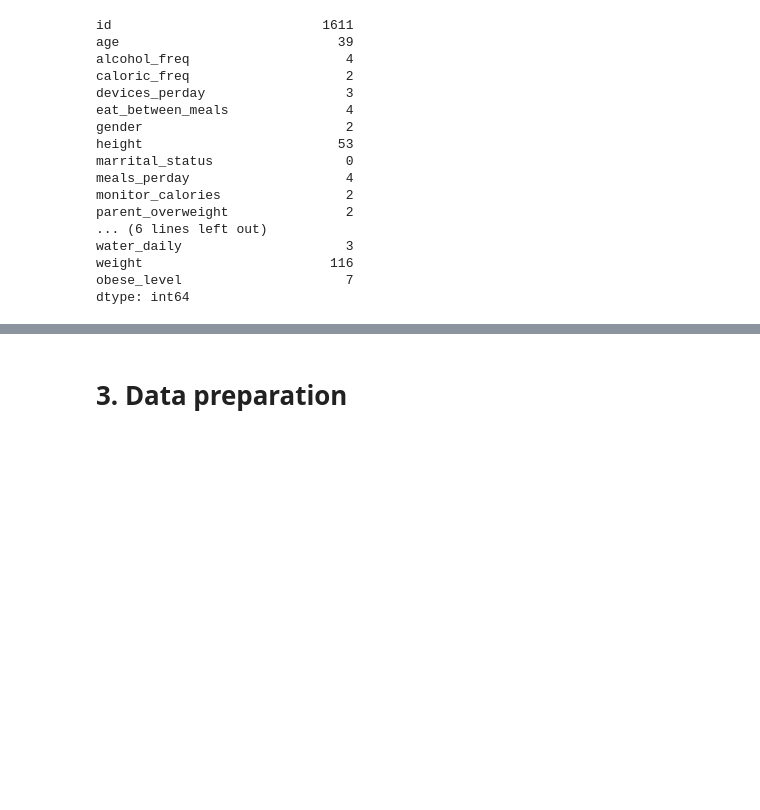
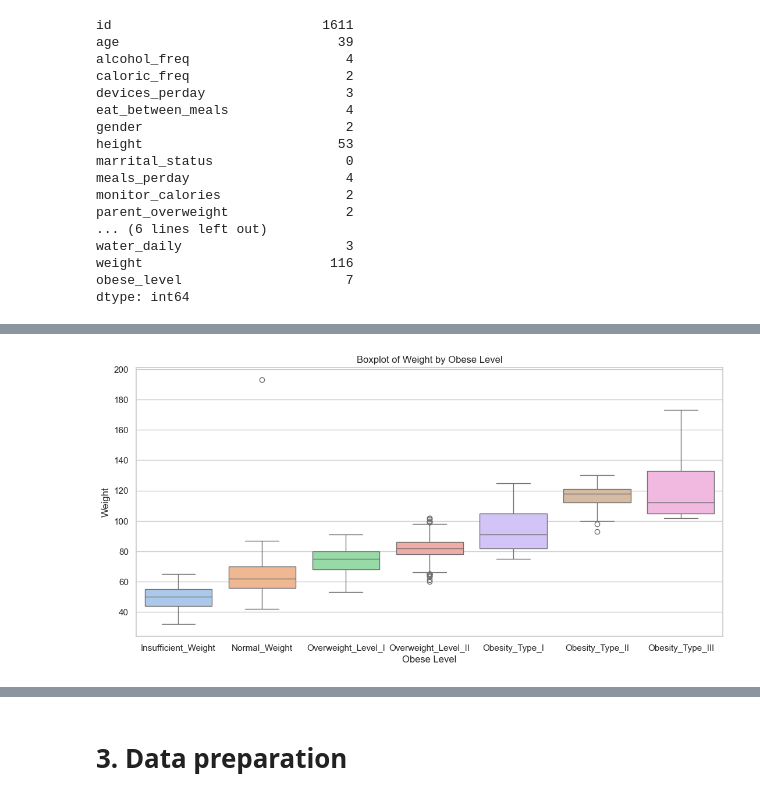
Before and after one commit to 0xMarc0s/IMS_ML_project, a Jupyter notebook: Final_notebooks/Final working Pipeline.ipynb, the cells around one changed output, grey strips where cells are left out. Drawn from its saved outputs; the diff is of its cells as text; code cells hidden in the pictures; blank space fills up the shorter version.

```diff
--- a/Final_notebooks/Final working Pipeline.ipynb
+++ b/Final_notebooks/Final working Pipeline.ipynb
@@ -245,8 +273,10 @@ plt.show()
 # %%
 plt.figure(figsize=(13, 6))
-sns.boxplot(data=obesity_train_raw, x='obese_level', y='weight', palette='pastel')
+sns.boxplot(data=obesity_train_raw_EDA, x='obese_level', y='weight', palette='pastel')
 plt.title('Boxplot of Weight by Obese Level')
 plt.xlabel('Obese Level')
 plt.ylabel('Weight')
 plt.show()
+# %% [output]
+[figure, added]
 # %%
```
Also changed, not shown: parts of 44 cells of this notebook, 3 other files.
